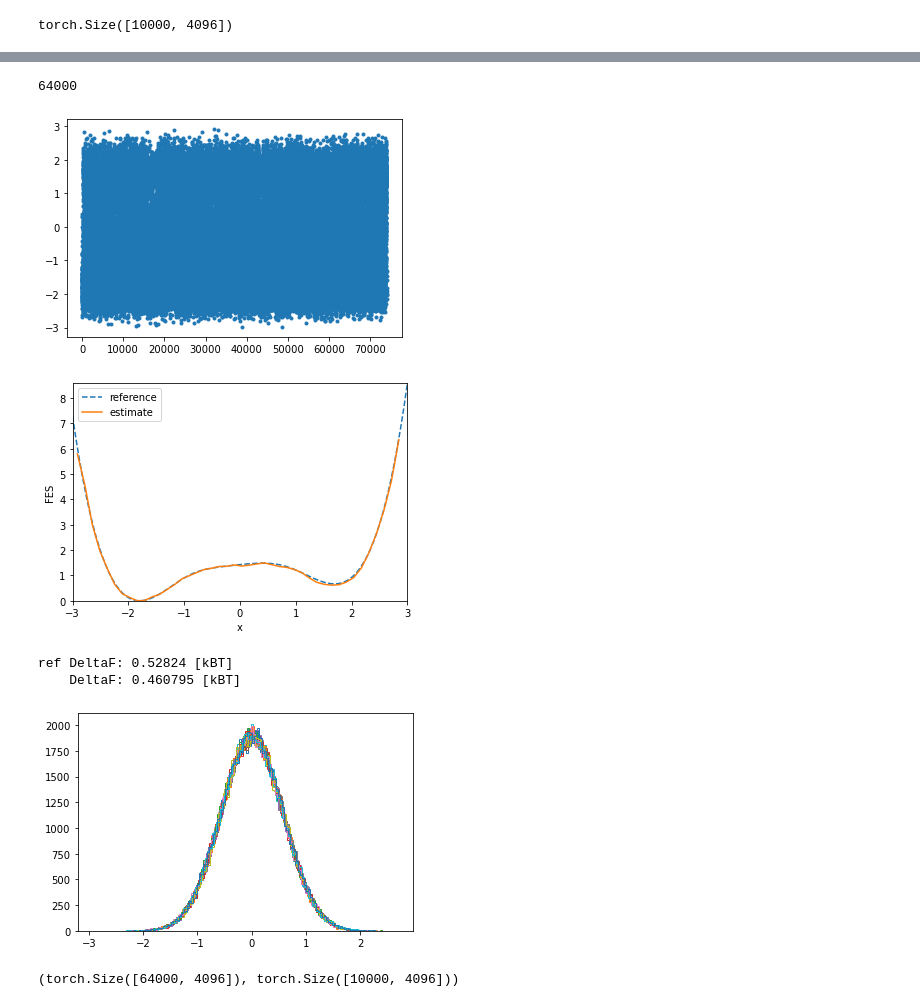
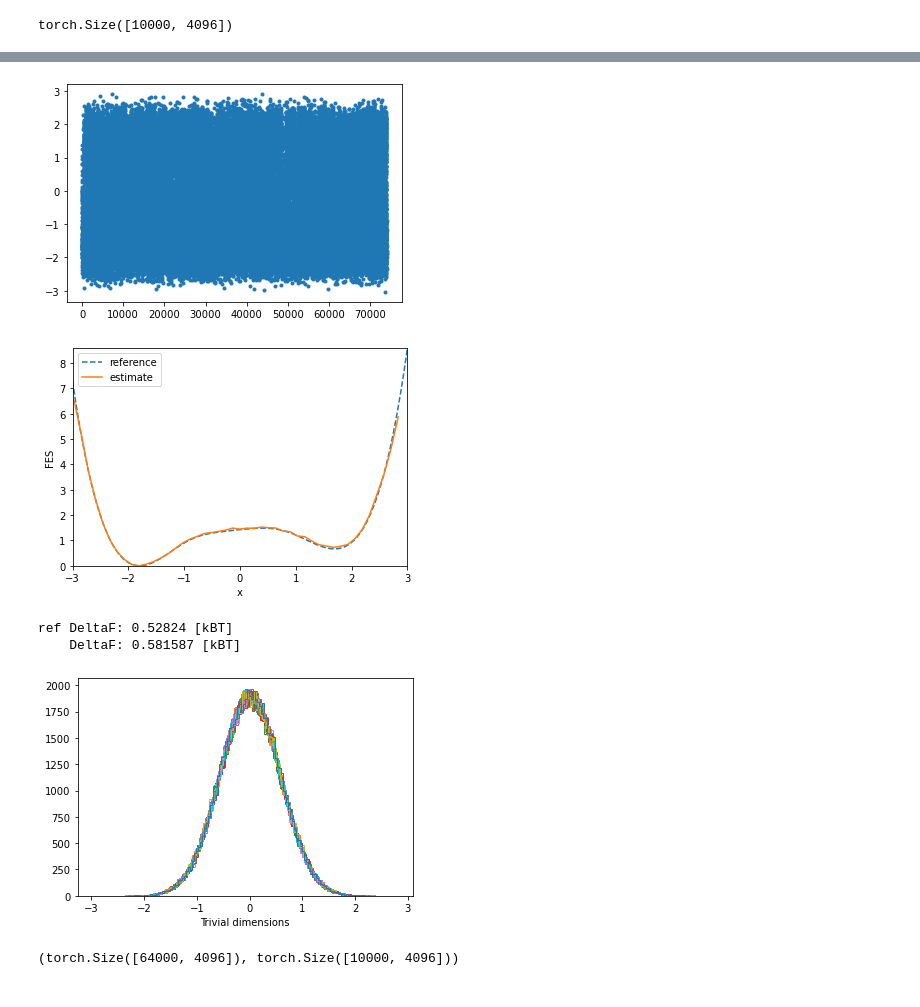
Before and after one commit to invemichele/learned-replica-exchange, a Jupyter notebook: dw/LREX-dw.ipynb, the cells around one changed output, grey strips where cells are left out. Cells and saved outputs as stored; diff of their text form; code cells hidden in the pictures.

```diff
--- a/dw/LREX-dw.ipynb
+++ b/dw/LREX-dw.ipynb
@@ -28,7 +23,9 @@ ctx
 class DoubleWellOpenMM():
     def __init__(self, model=bg.ModifiedWolfeQuapp(2)):
         '''
-        Simulate the multidimensional double-well system using OpenMM.
+        Simulate a multidimensional double-well system using OpenMM.
+        The given model provides the potential for the first 3 dof
+        and the scale for the remaining Gaussian ones.
         Since all degrees of freedom but the firts two are uncoupled,
         we use N particles in 3D instead of one particle in dim dimensions.
         '''
@@ -38,7 +35,7 @@ class DoubleWellOpenMM():
 
         system = openmm.System()
 
-        #first particle feels WQ potential
+        #first particle feels nontrivial potential
         model_potential = openmm.CustomExternalForce(model.potential_str)
         model_potential.addParticle(0)
         system.addParticle(1.0)
@@ -144,8 +142,9 @@ plot_mueller()
 # %%
 base_dim = 2**12
-temp = 1 / kB
-highT = 5 / kB
+T_low = 1 / kB
+T_high = 5 / kB
 
-model = bg.ModifiedWolfeQuapp(base_dim)
-base_dim
+modelMD = DoubleWellOpenMM(bg.ModifiedWolfeQuapp(base_dim))
+
+modelMD.dim, modelMD.MD_dim
 # %% [output]
@@ -197,7 +157,7 @@ pace = 100
 n_iter = 10_000
 n_equil = 100
 
-integrator = openmm.LangevinMiddleIntegrator(temp*unit.kelvin, 10./unit.picosecond, 0.005*unit.picosecond)
+integrator = openmm.LangevinMiddleIntegrator(T_low*unit.kelvin, 10./unit.picosecond, 0.005*unit.picosecond)
 simulation = openmm.app.Simulation(modelMD.topology, modelMD.system, integrator)
 simulation.context.setPositions(modelMD.positions)
 
@@ -245,10 +206,8 @@ torch.Size([10000, 4096])
 # pace = 100
 len_training = 5*100*2**7
 n_iter = len_training + 10_000
-# n_iter = 20_000
-# n_equil = 100
 
-integrator = openmm.LangevinMiddleIntegrator(highT*unit.kelvin, 10./unit.picosecond, 0.005*unit.picosecond)
+integrator = openmm.LangevinMiddleIntegrator(T_high*unit.kelvin, 10./unit.picosecond, 0.005*unit.picosecond)
 simulation = openmm.app.Simulation(modelMD.topology, modelMD.system, integrator)
 simulation.context.setPositions(modelMD.positions)
 
@@ -271,23 +230,20 @@ Wall time: 9min 56s
-# %%
-5*100*2**7
-# %% [output]
-64000
 # %%
 plt.plot(data[:,0,0], '.')
 plt.show()
-plot_fes(data[:,0,0], highT)
+plot_fes(data[:,0,0], T_high)
 
 plt.hist(data[:,0,2], bins='auto', histtype='step')
 for j in range(min(10, (base_dim-1)//3)):
     for i in range(3):
         plt.hist(data[:,1+j,i], bins='auto', histtype='step')
+plt.xlabel('Trivial dimensions')
 plt.show()
 # %% [output]
-[figure, old version]
+[figure, new version]
-[figure, old version]
+[figure, new version]
 ref DeltaF: 0.52824 [kBT]
-    DeltaF: 0.460795 [kBT]
+    DeltaF: 0.581587 [kBT]
-[figure, old version]
+[figure, new version]
 # %%
 prior_data = torch.as_tensor(data.reshape(len(data),-1)[:len_training,:base_dim], **ctx)
 testing_data = torch.as_tensor(data.reshape(len(data),-1)[len_training:,:base_dim], **ctx)
```
Also changed, not shown: parts of 39 cells of this notebook.
